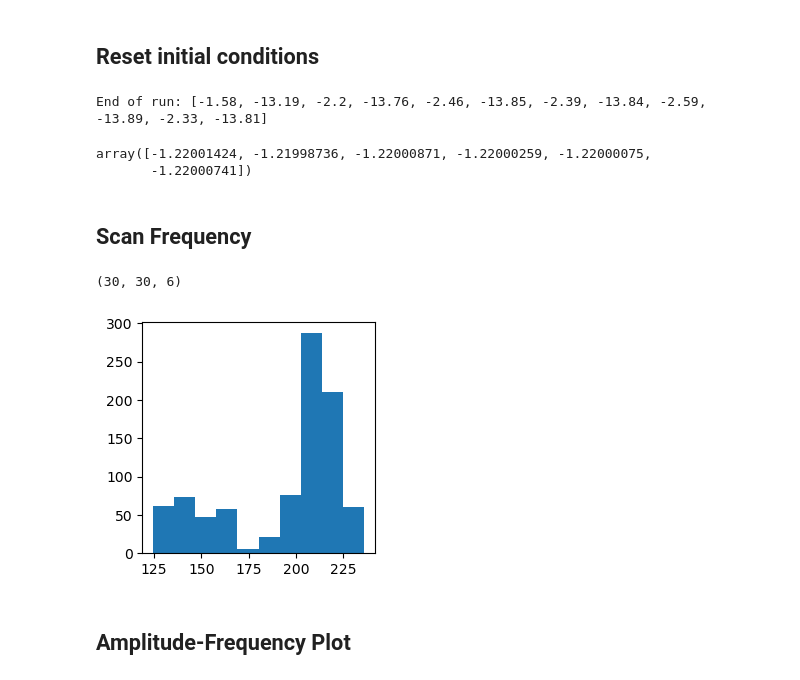
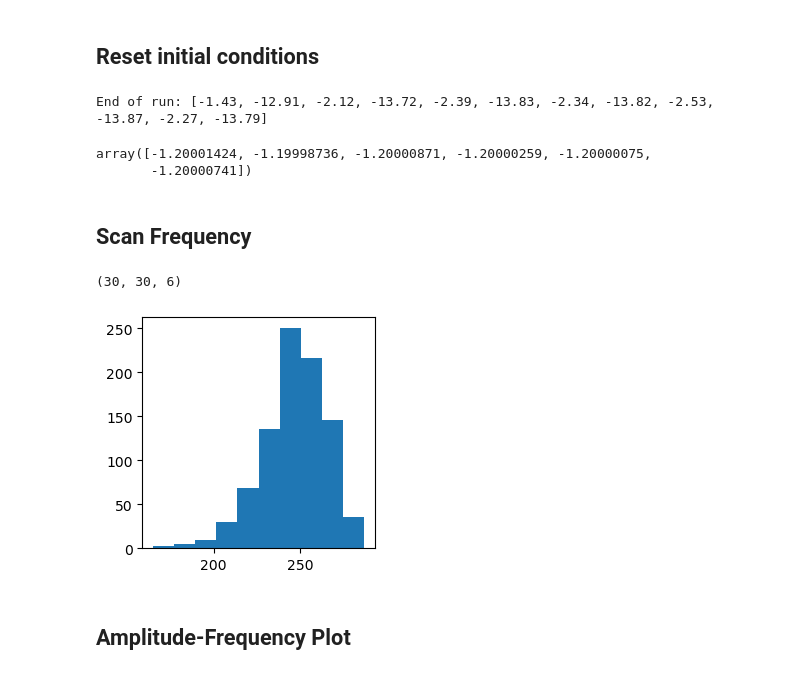
Before and after one commit to nikhita-bhatt/Non-Linear-Resonance-Manuscript, a Jupyter notebook: 2024.09.16_Nosc_SNIC_N6.ipynb, the cells around one changed output. Saved outputs shown, nothing was run; the diff lists cells and outputs as text; code cells hidden in the pictures.

```diff
--- a/2024.09.16_Nosc_SNIC_N6.ipynb
+++ b/2024.09.16_Nosc_SNIC_N6.ipynb
@@ -594,7 +594,7 @@ figs/homoclinic_EEG_corr_B_corrs.png
 N = 6
 
 # Input parameters
-h_ex_0    = -1.22
+h_ex_0    = -1.20
 h_in_0    = -4.0
 
 eps  = 0.00001
@@ -1058,16 +1058,16 @@ y_ini = y[-1,:]
 # Show final values of all variables
 print('End of run:', list(around(y[-1,:], 2)))
 # %% [output]
-End of run: [-1.58, -13.19, -2.2, -13.76, -2.46, -13.85, -2.39, -13.84, -2.59, -13.89, -2.33, -13.81]
+End of run: [-1.43, -12.91, -2.12, -13.72, -2.39, -13.83, -2.34, -13.82, -2.53, -13.87, -2.27, -13.79]
 # %%
 h_ex_rand
 # %% [output]
-array([-1.22001424, -1.21998736, -1.22000871, -1.22000259, -1.22000075,
-       -1.22000741])
+array([-1.20001424, -1.19998736, -1.20000871, -1.20000259, -1.20000075,
+       -1.20000741])
 # %% [markdown]
 ## Scan Frequency
 # %%
-pert_osc = 0
+pert_osc = 1
 
 # Stop time
 time_stop_s   = 200
@@ -1133,34 +1133,34 @@ for pulse in product(pulse_freqs, pulse_amplis):
         y_f_max_inds = signal.find_peaks(series, distance=100)
         y_f_maxs     = series[y_f_max_inds[0]]
 
         y_f_min_inds = signal.find_peaks(-series, distance=100)
         y_f_mins     = series[y_f_min_inds[0]]
 
         if num not in results_max_f:
 
             results_max_f[num]      = [y_f_maxs]
             results_max_inds_f[num] = [y_f_max_inds]
             results_min_f[num]      = [y_f_mins]
             results_min_inds_f[num] = [y_f_min_inds]
 
         else:
 
             results_max_f[num].append(y_f_maxs)
             results_max_inds_f[num].append(y_f_max_inds)
             results_min_f[num].append(y_f_mins)
             results_min_inds_f[num].append(y_f_min_inds)
 
 
 results_pert_matrix = asarray(results_pert).reshape(resolution_freq, resolution_amp, N)
 
 fig, ax = subplots(figsize=(3,3))
 
 ax.hist(results_pert_matrix[:,:,pert_osc].ravel());
 
 results_pert_matrix.shape
 # %% [output]
 (30, 30, 6)
-[figure, old version]
+[figure, new version]
 # %% [markdown]
 ## Amplitude-Frequency Plot
 # %%
```
Also changed, not shown: parts of 5 cells of this notebook, 4 other files.
